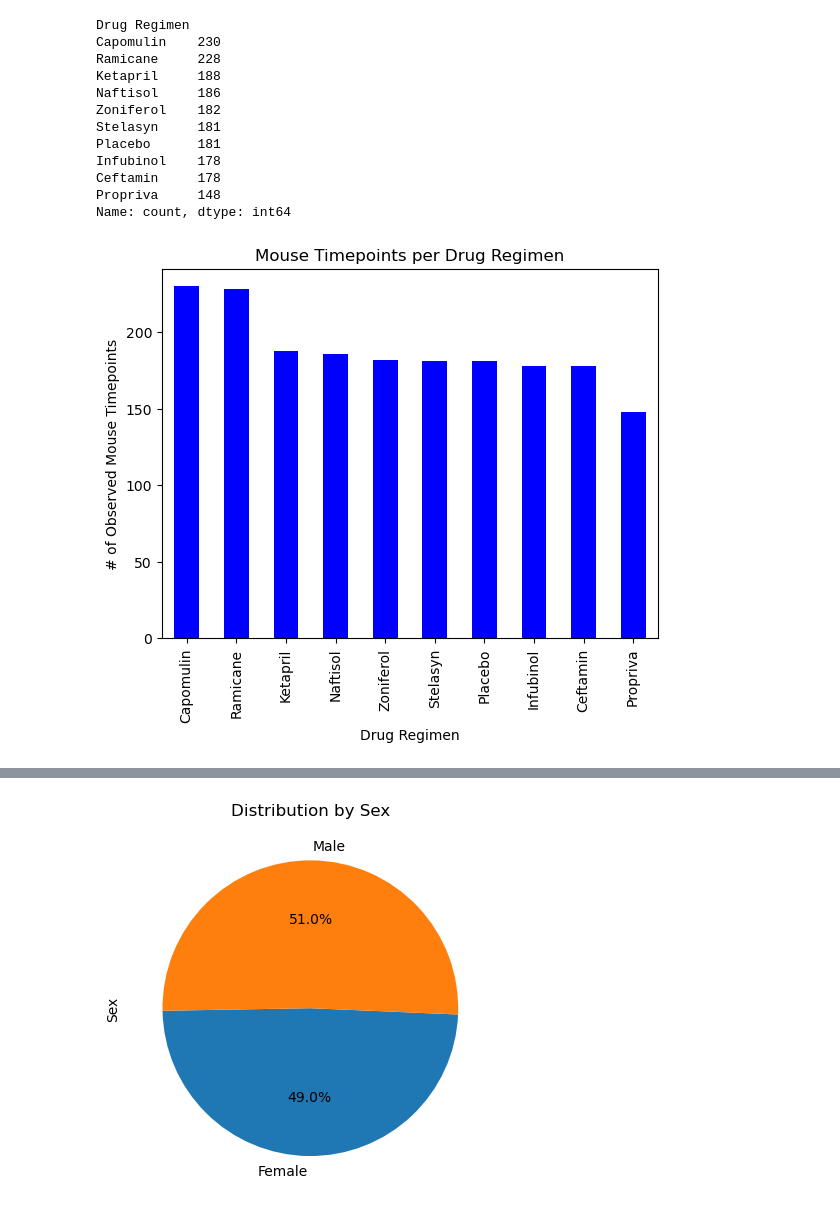
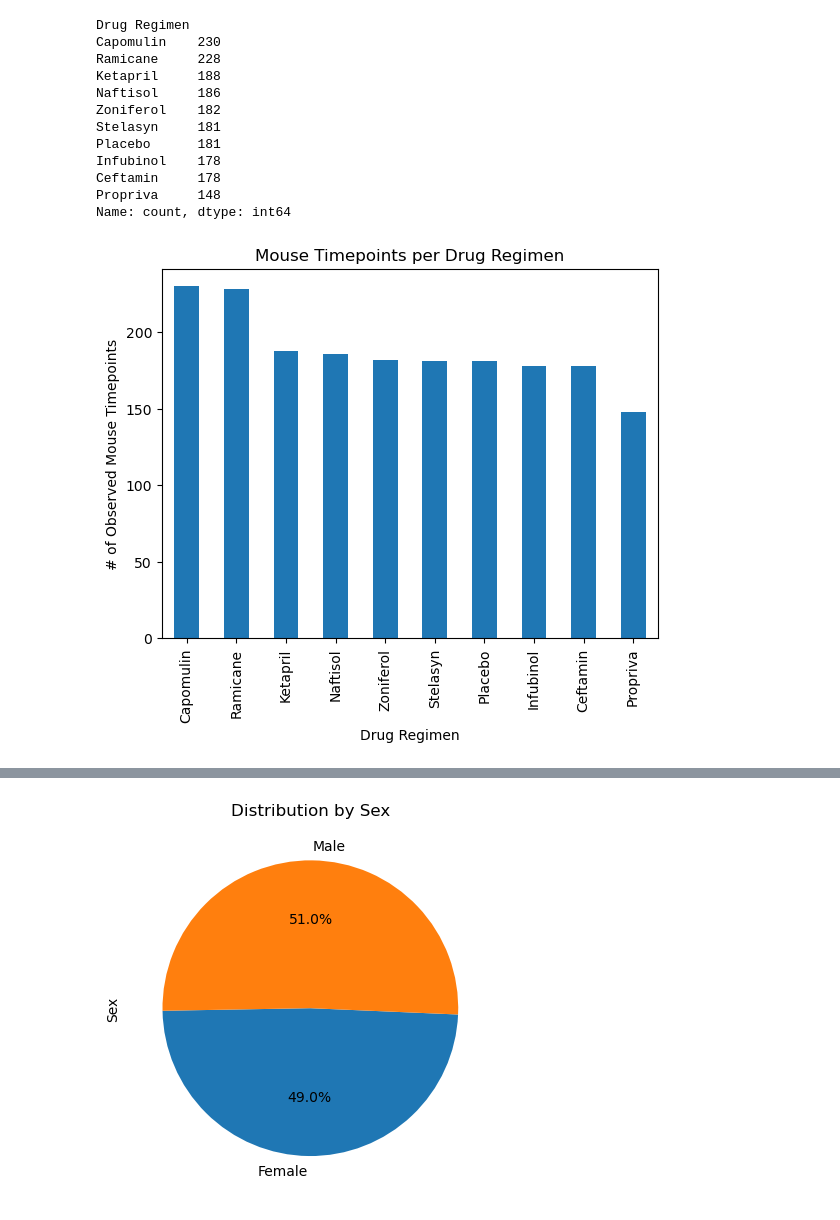
Before and after one commit to blmccourt/dataviz-challenge, a Jupyter notebook: Pymaceuticals/pymaceuticals.ipynb, the cells around one changed output, grey strips where cells are left out. Saved outputs shown, nothing was run; the diff lists cells and outputs as text; code cells hidden in the pictures.

```diff
--- a/Pymaceuticals/pymaceuticals.ipynb
+++ b/Pymaceuticals/pymaceuticals.ipynb
@@ -169,14 +169,14 @@ Propriva     148
 Name: count, dtype: int64
 # %%
 # Generate a bar plot showing the total number of rows (Mouse ID/Timepoints) for each drug regimen using Pandas.
-panda_plot = mice_count.plot.bar(color='blue')
+panda_plot = mice_count.plot.bar()
 
 plt.xlabel("Drug Regimen")
 plt.ylabel("# of Observed Mouse Timepoints")
 plt.title("Mouse Timepoints per Drug Regimen")
 plt.show()
 # %% [output]
-[figure, old version]
+[figure, new version]
 # %%
 # Generate a bar plot showing the total number of rows (Mouse ID/Timepoints) for each drug regimen using pyplot.
 x_axis = mice_count.index.values
```
Also changed, not shown: parts of 1 cell of this notebook.
